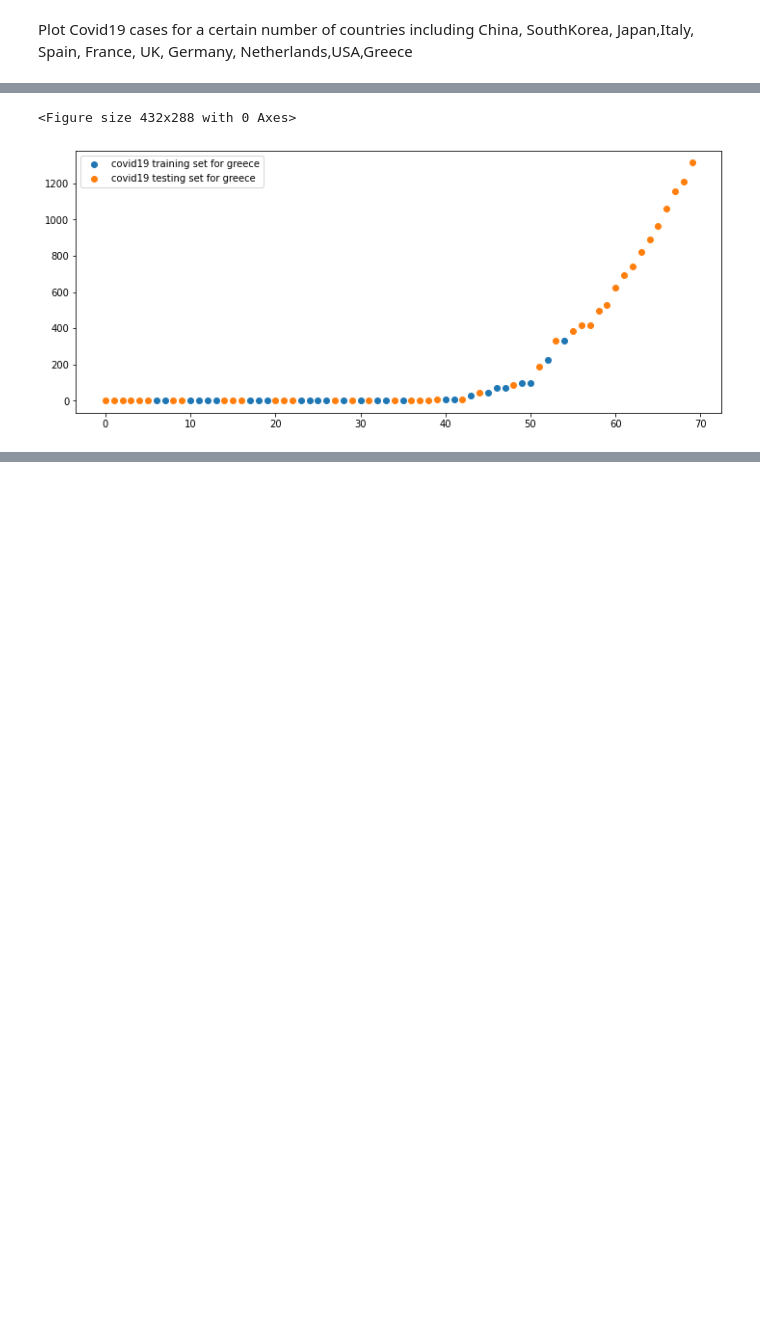
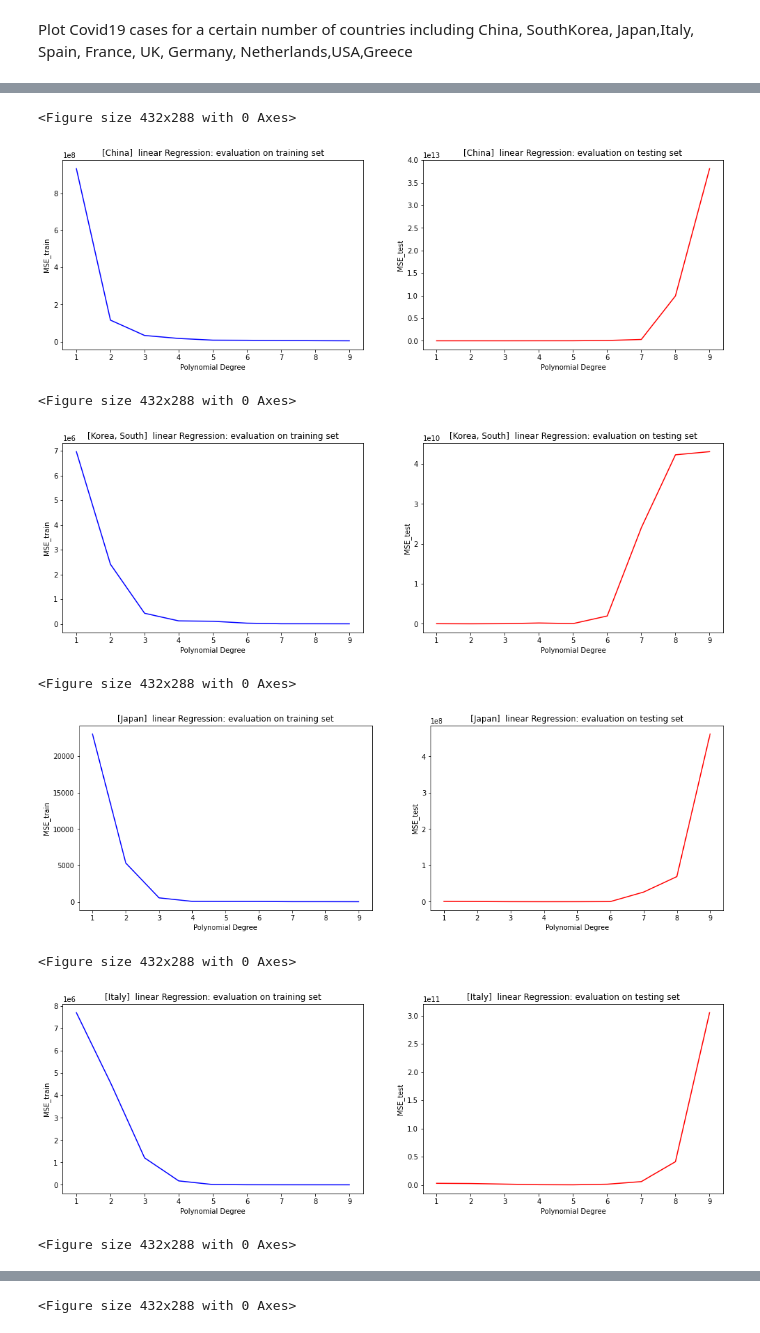
Before and after one commit to NikolasGialitsis/GrowthCurveCovid19, a Jupyter notebook: Gialitsis_GrowthCurveCovid19.ipynb, the cells around one changed output, grey strips where cells are left out. Saved outputs shown, nothing was run; the diff lists cells and outputs as text; code cells hidden in the pictures; blank space fills up the shorter version.

```diff
--- a/Gialitsis_GrowthCurveCovid19.ipynb
+++ b/Gialitsis_GrowthCurveCovid19.ipynb
@@ -141,12 +262,32 @@ assert(len(train_indices) ==  len(x_all) - len(test_indices) )
-# %%
-plt.figure(4)
-fig, axes = plt.subplots(1,1, figsize=(12,5))
-greece_train = CountryCases['Greece'][:train_offset]
-greece_test = np.array(CountryCases['Greece'])[train_offset:]
-plt.scatter(train_indices,x_train,label='covid19 training set for greece')
-plt.scatter(test_indices,x_test,label= 'covid19 testing set for greece')
-plt.legend()
-plt.show()
-# %% [output]
-<Figure size 432x288 with 0 Axes>
-[figure, removed]
+# %%
+
+for index in range(len(MSE_countries)):
+  c = countries_list[index]
+  train_errors = MSE_countries[index][0]
+  test_errors = MSE_countries[index][1]
+  # plot results
+
+  plt.figure(figcount)
+  fig, axes = plt.subplots(1,2, figsize=(17,5))
+  figcount+=1
+  plt.subplot(121)
+  plt.title('['+c+']'+'  linear Regression: evaluation on training set')
+  plt.plot(range(1,10), train_errors,'b');
+  plt.xlabel('Polynomial Degree')
+  plt.ylabel('MSE_train')
+  plt.subplot(122)
+  plt.title('['+c+']'+'  linear Regression: evaluation on testing set')
+  plt.xlabel('Polynomial Degree')
+  plt.ylabel('MSE_test')
+  plt.plot(range(1,10), test_errors,'r');
+  plt.show()
+# %% [output]
+<Figure size 432x288 with 0 Axes>
+[figure, added]
+<Figure size 432x288 with 0 Axes>
+[figure, added]
+<Figure size 432x288 with 0 Axes>
+[figure, added]
+<Figure size 432x288 with 0 Axes>
+[figure, added]
+<Figure size 432x288 with 0 Axes>
@@ -152,0 +295 @@ plt.show()
+<Figure size 432x288 with 0 Axes>
```
Also changed, not shown: parts of 11 cells of this notebook.
